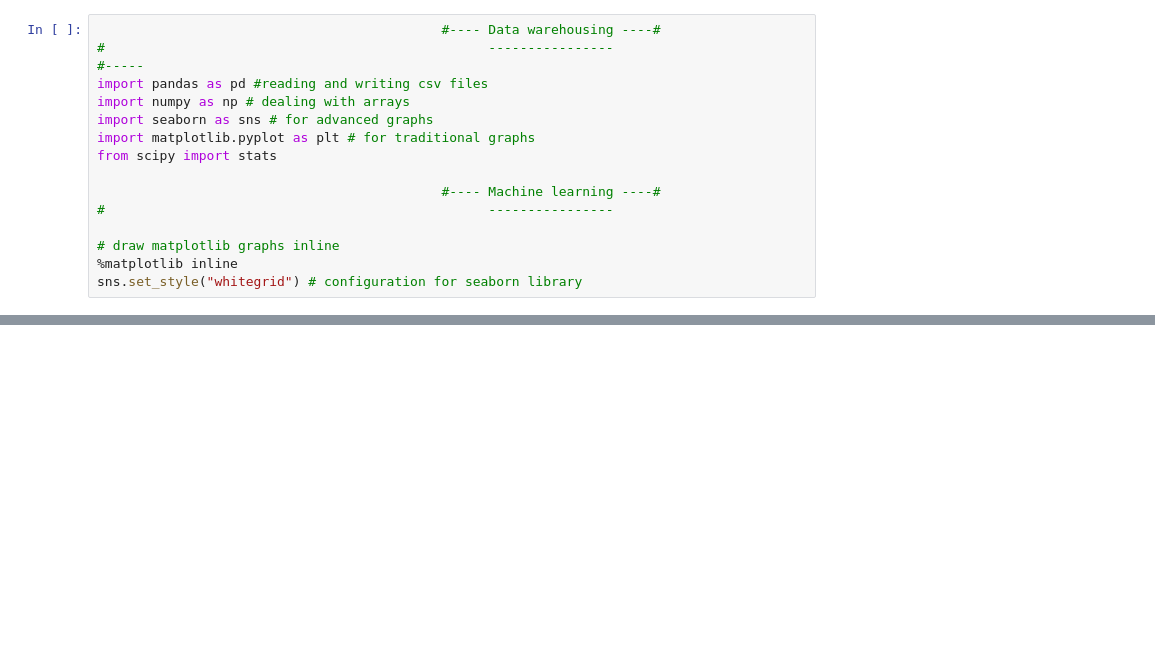
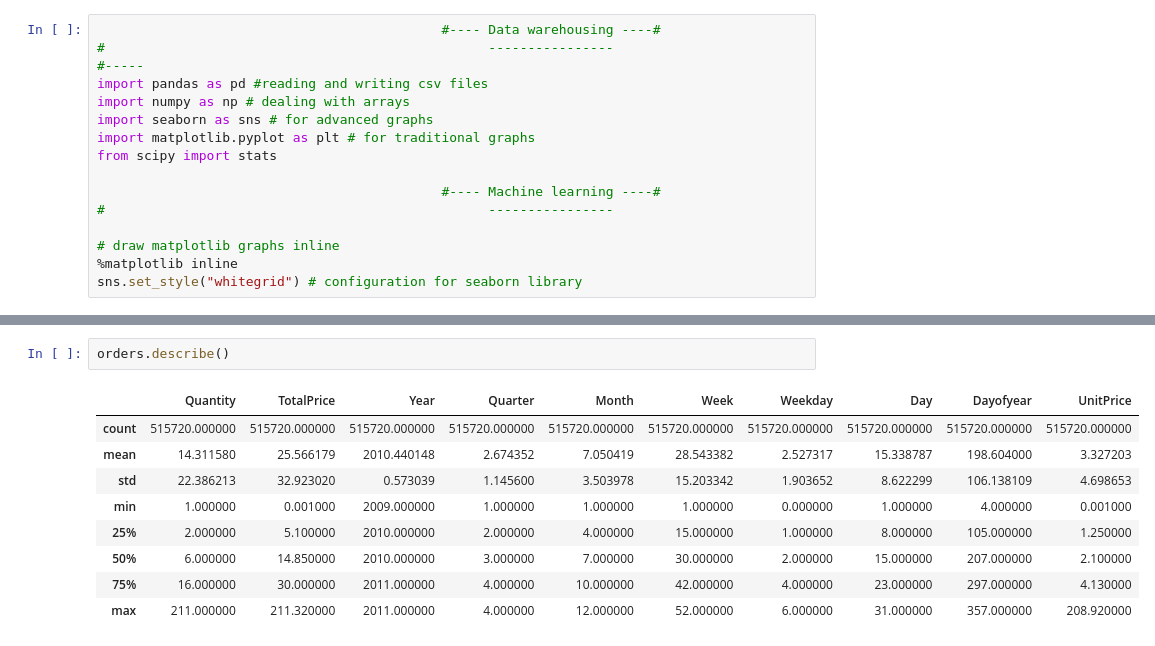
Before and after one commit to Ahmed-Ashraf-Marzouk/Elzoboon-CRM, a Jupyter notebook: sales_forecasting.ipynb, the cells around one changed output, grey strips where cells are left out. Cells and saved outputs as stored; diff of their text form; blank space fills up the shorter version.

```diff
--- a/sales_forecasting.ipynb
+++ b/sales_forecasting.ipynb
@@ -76,0 +202,12 @@ orders_df['InvoiceDate'] = orders_df.InvoiceDate.dt.date
+# %%
+orders.describe()
+# %% [output]
+|  | Quantity | TotalPrice | Year | Quarter | Month | Week | Weekday | Day | Dayofyear | UnitPrice |
+| count | 515720.000000 | 515720.000000 | 515720.000000 | 515720.000000 | 515720.000000 | 515720.000000 | 515720.000000 | 515720.000000 | 515720.000000 | 515720.000000 |
+| mean | 14.311580 | 25.566179 | 2010.440148 | 2.674352 | 7.050419 | 28.543382 | 2.527317 | 15.338787 | 198.604000 | 3.327203 |
+| std | 22.386213 | 32.923020 | 0.573039 | 1.145600 | 3.503978 | 15.203342 | 1.903652 | 8.622299 | 106.138109 | 4.698653 |
+| min | 1.000000 | 0.001000 | 2009.000000 | 1.000000 | 1.000000 | 1.000000 | 0.000000 | 1.000000 | 4.000000 | 0.001000 |
+| 25% | 2.000000 | 5.100000 | 2010.000000 | 2.000000 | 4.000000 | 15.000000 | 1.000000 | 8.000000 | 105.000000 | 1.250000 |
+| 50% | 6.000000 | 14.850000 | 2010.000000 | 3.000000 | 7.000000 | 30.000000 | 2.000000 | 15.000000 | 207.000000 | 2.100000 |
+| 75% | 16.000000 | 30.000000 | 2011.000000 | 4.000000 | 10.000000 | 42.000000 | 4.000000 | 23.000000 | 297.000000 | 4.130000 |
+| max | 211.000000 | 211.320000 | 2011.000000 | 4.000000 | 12.000000 | 52.000000 | 6.000000 | 31.000000 | 357.000000 | 208.920000 |
```
Also changed, not shown: parts of 31 cells of this notebook.
